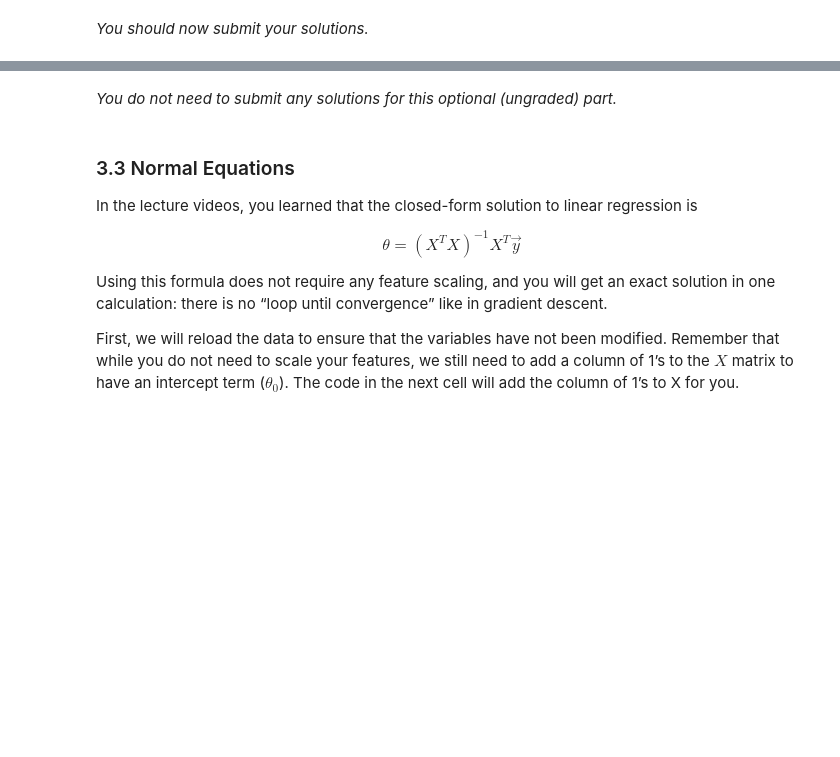
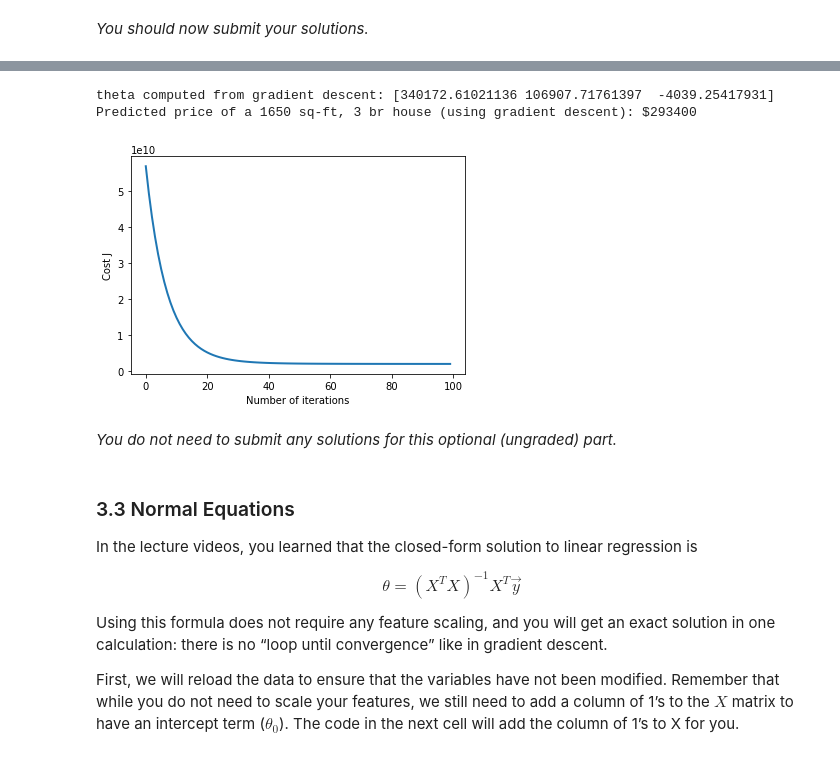
Before and after one commit to choijin/Machine_Learning, a Jupyter notebook: Exercise1/exercise1.ipynb, the cells around one changed output, grey strips where cells are left out. Drawn from its saved outputs; the diff is of its cells as text; code cells hidden in the pictures; blank space fills up the shorter version.

```diff
--- a/Exercise1/exercise1.ipynb
+++ b/Exercise1/exercise1.ipynb
@@ -441,7 +437,21 @@ def gradientDescent(X, y, theta, alpha, num_iters):
 
     for i in range(num_iters):
         # ==================== YOUR CODE HERE =================================
+        sum_theta0 = 0
+        sum_theta1 = 0
 
+        for j in range(m):
+            sum_theta0 += theta[0] + theta[1] * X[j][1] - y[j]
+            sum_theta1 += (theta[0] + theta[1] * X[j][1] - y[j]) * X[j][1]
+
+        der_theta0 = (1 / m) * sum_theta0
+        der_theta1 = (1 / m) * sum_theta1
+
+        temp0 = theta[0] - alpha * der_theta0
+        temp1 = theta[1] - alpha * der_theta1
+
+        theta[0] = temp0
+        theta[1] = temp1
 
         # =====================================================================
 
@@ -620,13 +669,17 @@ def  featureNormalize(X):
     You might find the 'np.mean' and 'np.std' functions useful.
     """
     # You need to set these values correctly
+
     X_norm = X.copy()
-    mu = np.zeros(X.shape[1])
+    mu = np.zeros(X.shape[1]) # X.shape[1] gives size of column. X.shape[0] gives size of row
     sigma = np.zeros(X.shape[1])
 
     # =========================== YOUR CODE HERE =====================
+    for i in range(mu.size):
 
-
+        mu[i] = np.mean(X_norm[:,i])
+        sigma[i] = np.std(X_norm[:,i])
+        X_norm[:, i] = (X_norm[:,i] - mu[i]) / sigma[i]
     # ================================================================
     return X_norm, mu, sigma
 # %% [markdown]
@@ -710,10 +781,17 @@ def computeCostMulti(X, y, theta):
     J = 0
 
     # ======================= YOUR CODE HERE ===========================
+    for i in range(m):
+        h_theta = np.dot(theta.T, X[i])
+        J += (h_theta - y[i])**2
 
 
+    # Another option
+#     h_theta = np.dot(X, theta)
+#     J = (1/(2*m))* np.sum((h_theta - y)**2)
+
     # ==================================================================
-    return J
+    return J/(2*m)
 # %% [markdown]
 *You should now submit your solutions.*
 # %%
@@ -764,13 +857,12 @@ def gradientDescentMulti(X, y, theta, alpha, num_iters):
 
     # make a copy of theta, which will be updated by gradient descent
     theta = theta.copy()
-
     J_history = []
 
     for i in range(num_iters):
         # ======================= YOUR CODE HERE ==========================
-
-
+        h_theta = np.dot(X, theta)
+        theta = theta - (alpha/m) * (X.T.dot(h_theta-y))
         # =================================================================
 
         # save the cost J in every iteration
@@ -827,37 +934,41 @@ alpha and see which one gives you the best result.
 
 Finally, you should complete the code at the end to predict the price
 of a 1650 sq-ft, 3 br house.
 
 Hint
 ----
 At prediction, make sure you do the same feature normalization.
 """
 # Choose some alpha value - change this
-alpha = 0.1
-num_iters = 400
+alpha = .07
+num_iters = 100
 
 # init theta and run gradient descent
 theta = np.zeros(3)
+
 theta, J_history = gradientDescentMulti(X, y, theta, alpha, num_iters)
 
 # Plot the convergence graph
 pyplot.plot(np.arange(len(J_history)), J_history, lw=2)
 pyplot.xlabel('Number of iterations')
 pyplot.ylabel('Cost J')
 
 # Display the gradient descent's result
 print('theta computed from gradient descent: {:s}'.format(str(theta)))
 
 # Estimate the price of a 1650 sq-ft, 3 br house
 # ======================= YOUR CODE HERE ===========================
 # Recall that the first column of X is all-ones.
 # Thus, it does not need to be normalized.
-
-price = 0   # You should change this
+price = theta[0] + theta[1] * ((1650 - mu[0])/sigma[0]) + theta[2] * ((3 - mu[1])/sigma[1])
 
 # ===================================================================
 
 print('Predicted price of a 1650 sq-ft, 3 br house (using gradient descent): ${:.0f}'.format(price))
+# %% [output]
+theta computed from gradient descent: [340172.61021136 106907.71761397  -4039.25417931]
+Predicted price of a 1650 sq-ft, 3 br house (using gradient descent): $293400
+[figure, added]
 # %% [markdown]
 *You do not need to submit any solutions for this optional (ungraded) part.*
 # %% [markdown]
```
Also changed, not shown: parts of 18 cells of this notebook.
